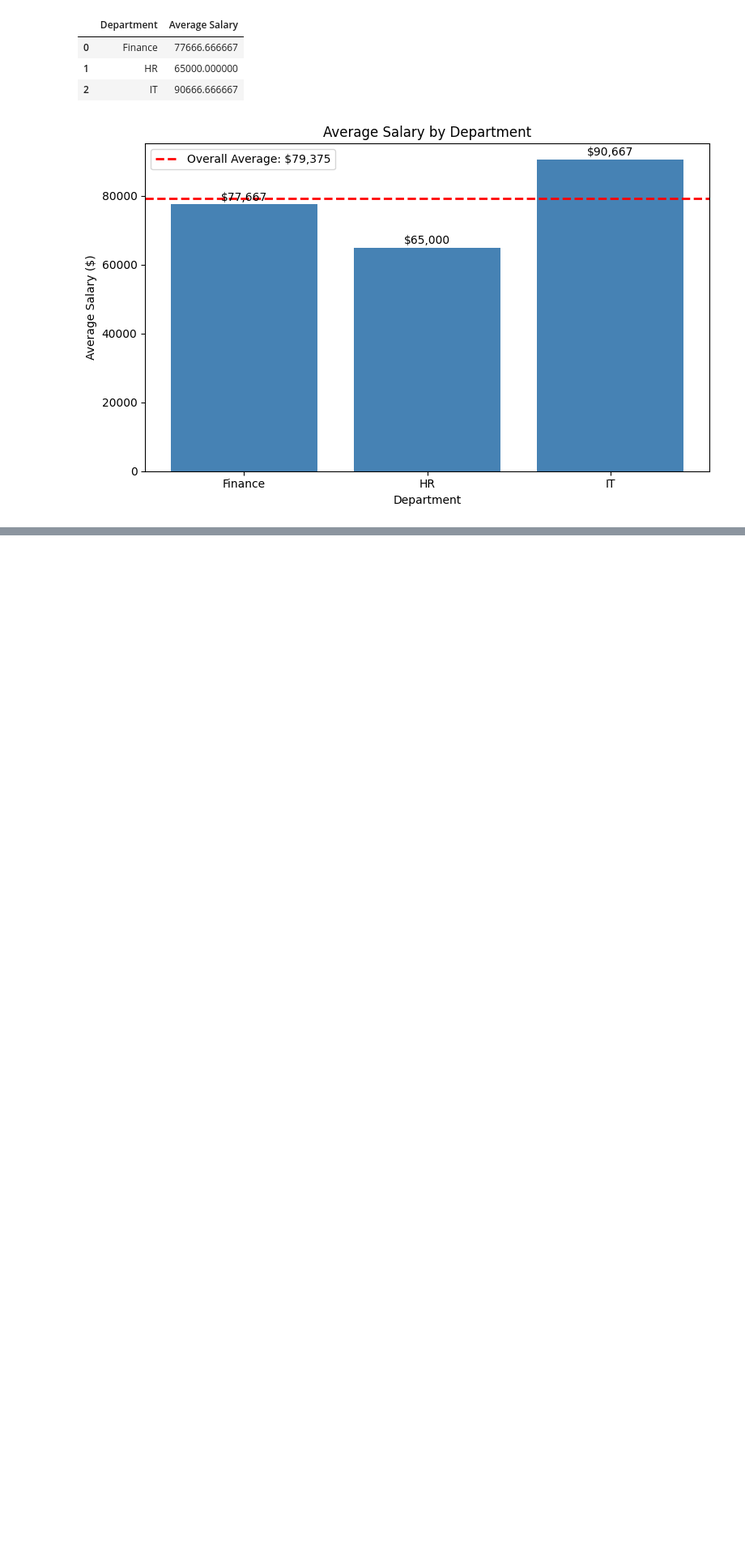
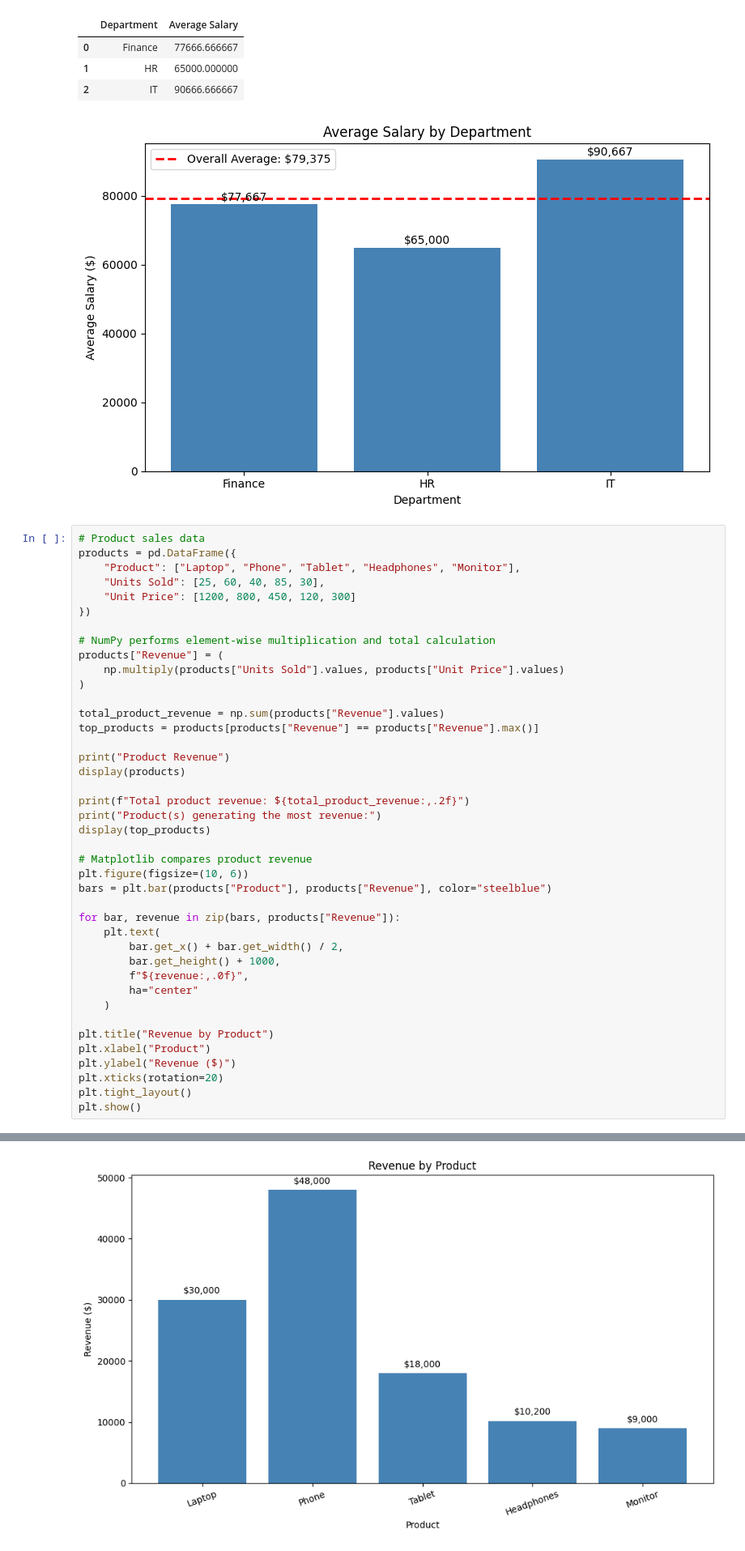
Before and after one commit to dewx21/PYTHON, a Jupyter notebook: l&t/cloud_notebooks/session5/session5_projects.ipynb, the cells around one changed output, grey strips where cells are left out. Shown at 81% size. Cells and saved outputs as stored; diff of their text form; blank space fills up the shorter version.

Commit message:
Implement code changes to enhance functionality and improve performance

```diff
--- a/l&t/cloud_notebooks/session5/session5_projects.ipynb
+++ b/l&t/cloud_notebooks/session5/session5_projects.ipynb
@@ -347,3 +347,45 @@ Average Salary by Department
 | 1 | HR | 65000.000000 |
 | 2 | IT | 90666.666667 |
 [figure]
+# %%
+# Product sales data
+products = pd.DataFrame({
+    "Product": ["Laptop", "Phone", "Tablet", "Headphones", "Monitor"],
+    "Units Sold": [25, 60, 40, 85, 30],
+    "Unit Price": [1200, 800, 450, 120, 300]
+})
+
+# NumPy performs element-wise multiplication and total calculation
+products["Revenue"] = (
+    np.multiply(products["Units Sold"].values, products["Unit Price"].values)
+)
+
+total_product_revenue = np.sum(products["Revenue"].values)
+top_products = products[products["Revenue"] == products["Revenue"].max()]
+
+print("Product Revenue")
+display(products)
+
+print(f"Total product revenue: ${total_product_revenue:,.2f}")
+print("Product(s) generating the most revenue:")
+display(top_products)
+
+# Matplotlib compares product revenue
+plt.figure(figsize=(10, 6))
+bars = plt.bar(products["Product"], products["Revenue"], color="steelblue")
+
+for bar, revenue in zip(bars, products["Revenue"]):
+    plt.text(
+        bar.get_x() + bar.get_width() / 2,
+        bar.get_height() + 1000,
+        f"${revenue:,.0f}",
+        ha="center"
+    )
+
+plt.title("Revenue by Product")
+plt.xlabel("Product")
+plt.ylabel("Revenue ($)")
+plt.xticks(rotation=20)
+plt.tight_layout()
+plt.show()
+# %% [output]
@@ -349,0 +403 @@ Average Salary by Department
+[figure, added]
```
Also changed, not shown: parts of 1 cell of this notebook.
